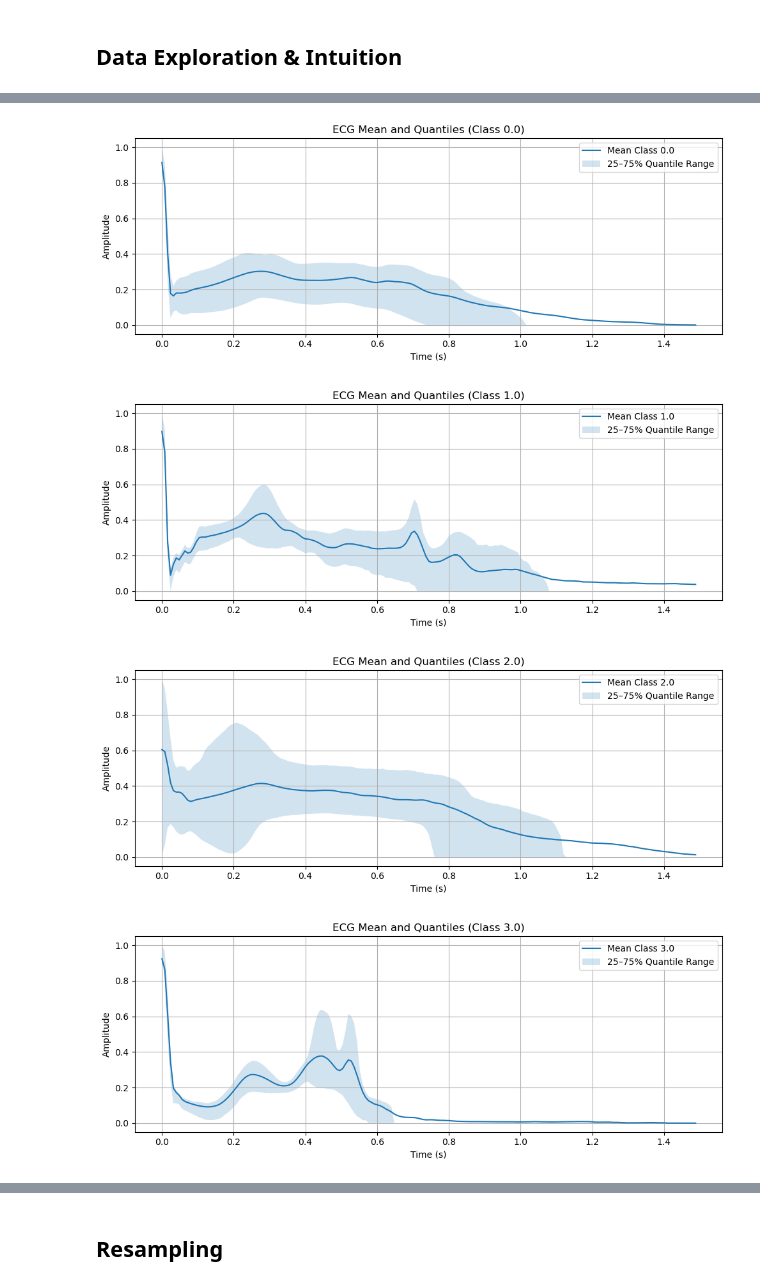
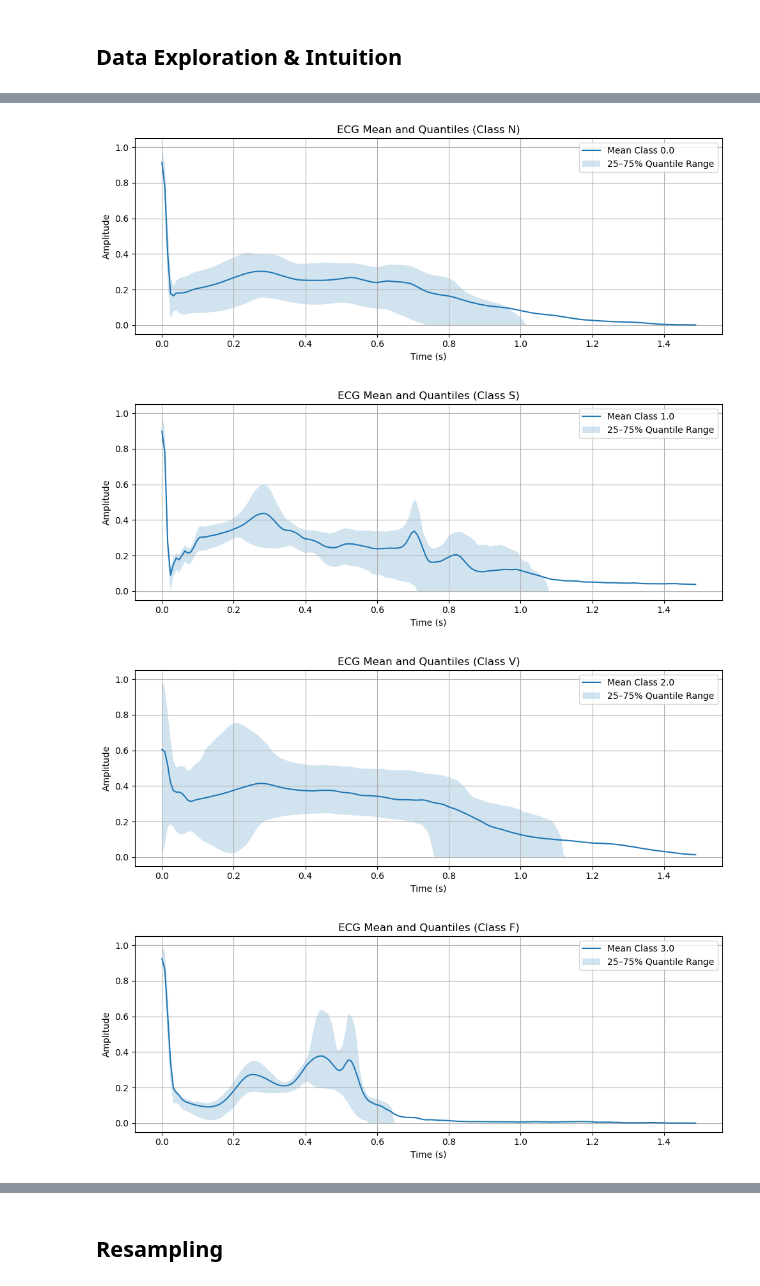
Before and after one commit to Pockyee/ECG_heartbeat, a Jupyter notebook: ECG.ipynb, the cells around one changed output, grey strips where cells are left out. Drawn from its saved outputs; the diff is of its cells as text; code cells hidden in the pictures.

```diff
--- a/ECG.ipynb
+++ b/ECG.ipynb
@@ -38,0 +74,23 @@ plt.show()
+# %%
+
+mask = (X_train_.iloc[:, 0] < 0.2) & (y_train == 1)
+selected_indices = X_train_[mask].index
+count = np.sum(mask)
+print(count)
+
+random_indices = np.random.choice(selected_indices, size=3, replace=False)
+sampling_rate = 125
+t = np.arange(X_train_.shape[1]) / sampling_rate
+
+plt.figure(figsize=(12, 4))
+
+for i, idx in enumerate(random_indices):
+    plt.plot(t,X_train_.iloc[idx], label=f"Sample {idx}")
+
+plt.title("Random 3 ECG Samples where first value < 0.2 and label == 0")
+plt.xlabel("Time (sample index)")
+plt.ylabel("Amplitude")
+plt.legend()
+plt.grid(True)
+plt.tight_layout()
+plt.show()
@@ -39,35 +100,35 @@ plt.show()
 # %%
 classes = sorted(y_train.unique())
 
 lower_q = 0.25
 upper_q = 0.75
 
 for label in classes:
     class_samples = X_train_[y_train == label]
 
     mean_waveform = class_samples.mean(axis=0)
     lower_quantile = class_samples.quantile(lower_q, axis=0)
     upper_quantile = class_samples.quantile(upper_q, axis=0)
 
     t = np.arange(class_samples.shape[1]) / 125
 
     plt.figure(figsize=(10, 4))
     plt.plot(t, mean_waveform, label=f"Mean Class {label}")
     plt.fill_between(t, lower_quantile, upper_quantile, alpha=0.2,
                      label=f"{int(lower_q*100)}–{int(upper_q*100)}% Quantile Range")
 
-    plt.title(f"ECG Mean and Quantiles (Class {label})")
+    plt.title(f"ECG Mean and Quantiles (Class {label_map[label]})")
     plt.xlabel("Time (s)")
     plt.ylabel("Amplitude")
     plt.grid(True)
     plt.legend()
     plt.tight_layout()
     plt.show()
 # %% [output]
 [figure]
-[figure, old version]
+[figure, new version]
 [figure]
-[figure, old version]
+[figure, new version]
 [figure]
 # %% [markdown]
 ## Resampling
```
Also changed, not shown: parts of 21 cells of this notebook, 3 other files.
